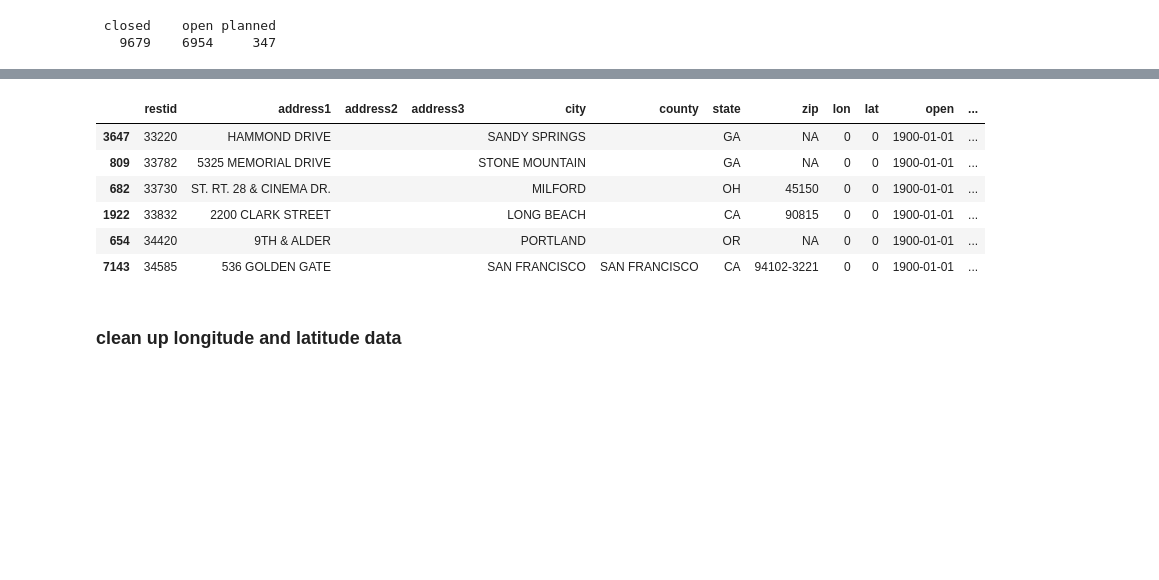
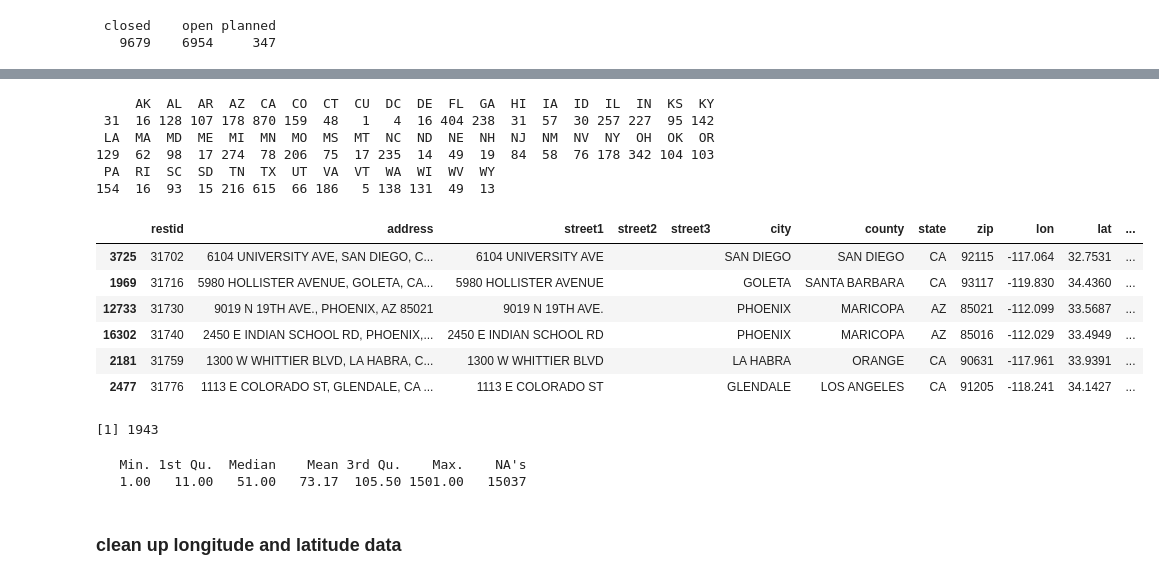
Before and after one commit to eriliawu/tacobell, a Jupyter notebook: restaurant-map.ipynb, the cells around one changed output, grey strips where cells are left out. Drawn from its saved outputs; the diff is of its cells as text; code cells hidden in the pictures; blank space fills up the shorter version.

Commit message:
clean up open/close date data

```diff
--- a/restaurant-map.ipynb
+++ b/restaurant-map.ipynb
@@ -126,0 +88,3 @@ table(restaurants$status)
+# %%
+restaurants <- restaurants[, c("restid", "address", "street1", "street2", "street3", "city", "county",
+                              "state", "zip", "lon", "lat", "open", "tempclose", "reopen", "close", "longzip")]
@@ -127 +113,37 @@ table(restaurants$status)
+# %%
+restaurants$state <- trimws(restaurants$state, "both")
+# %%
+restaurants$state[restaurants$state=="DIST OF COLUMBIA"] <- "DC"
+restaurants$state[restaurants$state=="LOS ANGELES"] <- "CA"
+restaurants$state[restaurants$state=="ALLEGANY"] <- "NY"
+restaurants$state[restaurants$state=="'"] <- ""
+restaurants$state[restaurants$state=="JEFFERSON"] <- "KY"
+# %%
+table(restaurants$state[restaurants$status=="open"])
+# %% [output]
+     AK  AL  AR  AZ  CA  CO  CT  CU  DC  DE  FL  GA  HI  IA  ID  IL  IN  KS  KY
+ 31  16 128 107 178 870 159  48   1   4  16 404 238  31  57  30 257 227  95 142
+ LA  MA  MD  ME  MI  MN  MO  MS  MT  NC  ND  NE  NH  NJ  NM  NV  NY  OH  OK  OR
+129  62  98  17 274  78 206  75  17 235  14  49  19  84  58  76 178 342 104 103
+ PA  RI  SC  SD  TN  TX  UT  VA  VT  WA  WI  WV  WY
+154  16  93  15 216 615  66 186   5 138 131  49  13
+# %%
+restaurants$tempclose_time <- restaurants$reopen - restaurants$tempclose
+# %%
+head(restaurants[!is.na(restaurants$tempclose_time), ])
+# %% [output]
+|  | restid | address | street1 | street2 | street3 | city | county | state | zip | lon | lat | ... |
+| 3725 | 31702 | 6104 UNIVERSITY AVE, SAN DIEGO, C... | 6104 UNIVERSITY AVE |  |  | SAN DIEGO | SAN DIEGO | CA | 92115 | -117.064 | 32.7531 | ... |
+| 1969 | 31716 | 5980 HOLLISTER AVENUE, GOLETA, CA... | 5980 HOLLISTER AVENUE |  |  | GOLETA | SANTA BARBARA | CA | 93117 | -119.830 | 34.4360 | ... |
+| 12733 | 31730 | 9019 N 19TH AVE., PHOENIX, AZ 85021 | 9019 N 19TH AVE. |  |  | PHOENIX | MARICOPA | AZ | 85021 | -112.099 | 33.5687 | ... |
+| 16302 | 31740 | 2450 E INDIAN SCHOOL RD, PHOENIX,... | 2450 E INDIAN SCHOOL RD |  |  | PHOENIX | MARICOPA | AZ | 85016 | -112.029 | 33.4949 | ... |
+| 2181 | 31759 | 1300 W WHITTIER BLVD, LA HABRA, C... | 1300 W WHITTIER BLVD |  |  | LA HABRA | ORANGE | CA | 90631 | -117.961 | 33.9391 | ... |
+| 2477 | 31776 | 1113 E COLORADO ST, GLENDALE, CA ... | 1113 E COLORADO ST |  |  | GLENDALE | LOS ANGELES | CA | 91205 | -118.241 | 34.1427 | ... |
+# %%
+length(restaurants$restid[!is.na(restaurants$tempclose_time)])
+summary(as.numeric(restaurants$tempclose_time))
+# %% [output]
+[1] 1943
+   Min. 1st Qu.  Median    Mean 3rd Qu.    Max.    NA's
+   1.00   11.00   51.00   73.17  105.50 1501.00   15037
 # %%
@@ -129,13 +151,3 @@ table(restaurants$status)
-# %%
-head(restaurants)
-# %% [output]
-|  | restid | address1 | address2 | address3 | city | county | state | zip | lon | lat | open | ... |
-| 3647 | 33220 | HAMMOND DRIVE |  |  | SANDY SPRINGS |  | GA | NA | 0 | 0 | 1900-01-01 | ... |
-| 809 | 33782 | 5325 MEMORIAL DRIVE |  |  | STONE MOUNTAIN |  | GA | NA | 0 | 0 | 1900-01-01 | ... |
-| 682 | 33730 | ST. RT. 28 & CINEMA DR. |  |  | MILFORD |  | OH | 45150 | 0 | 0 | 1900-01-01 | ... |
-| 1922 | 33832 | 2200 CLARK STREET |  |  | LONG BEACH |  | CA | 90815 | 0 | 0 | 1900-01-01 | ... |
-| 654 | 34420 | 9TH & ALDER |  |  | PORTLAND |  | OR | NA | 0 | 0 | 1900-01-01 | ... |
-| 7143 | 34585 | 536 GOLDEN GATE |  |  | SAN FRANCISCO | SAN FRANCISCO | CA | 94102-3221 | 0 | 0 | 1900-01-01 | ... |
 # %% [markdown]
 ### clean up longitude and latitude data
 # %%
```
Also changed, not shown: parts of 6 cells of this notebook.
